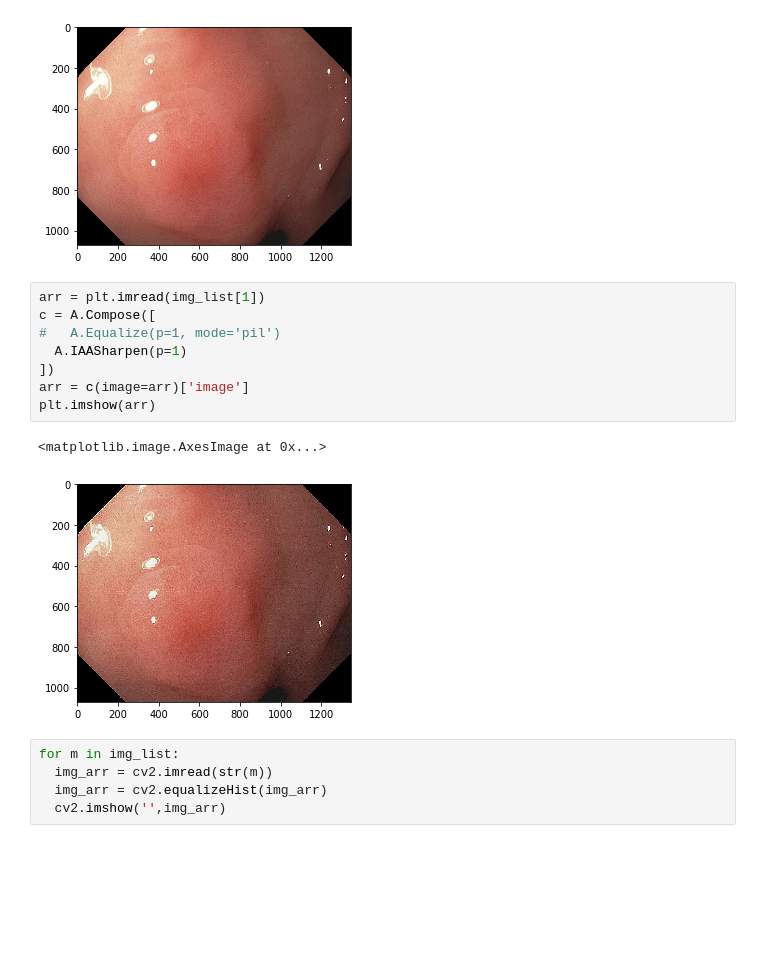
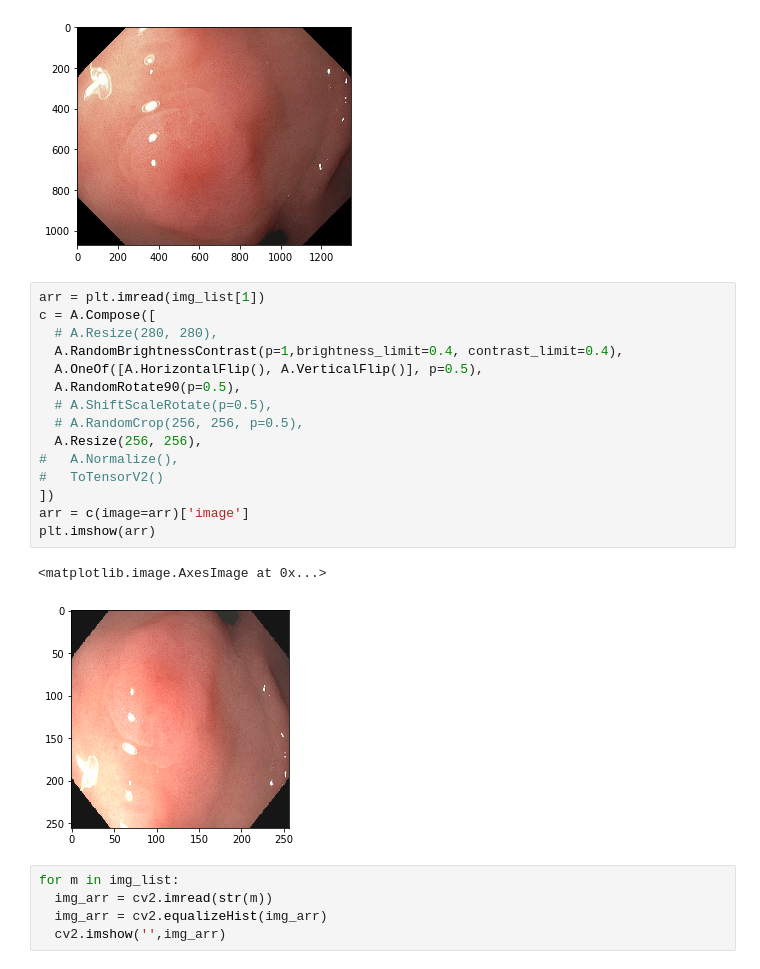
Before and after one commit to dosp0911/Polyps-Segmentation, a Jupyter notebook: EDA.ipynb, the cells around one changed output. Drawn from its saved outputs; the diff is of its cells as text; blank space fills up the shorter version.

```diff
--- a/EDA.ipynb
+++ b/EDA.ipynb
@@ -20,14 +20,21 @@ plt.imshow(ori_arr)
 # %%
 arr = plt.imread(img_list[1])
 c = A.Compose([
-#   A.Equalize(p=1, mode='pil')
-  A.IAASharpen(p=1)
+  # A.Resize(280, 280),
+  A.RandomBrightnessContrast(p=1,brightness_limit=0.4, contrast_limit=0.4),
+  A.OneOf([A.HorizontalFlip(), A.VerticalFlip()], p=0.5),
+  A.RandomRotate90(p=0.5),
+  # A.ShiftScaleRotate(p=0.5),
+  # A.RandomCrop(256, 256, p=0.5),
+  A.Resize(256, 256),
+#   A.Normalize(),
+#   ToTensorV2()
 ])
 arr = c(image=arr)['image']
 plt.imshow(arr)
 # %% [output]
 <matplotlib.image.AxesImage at 0x...>
-[figure, old version]
+[figure, new version]
 # %%
 for m in img_list:
   img_arr = cv2.imread(str(m))
```
Also changed, not shown: 5 other files.
